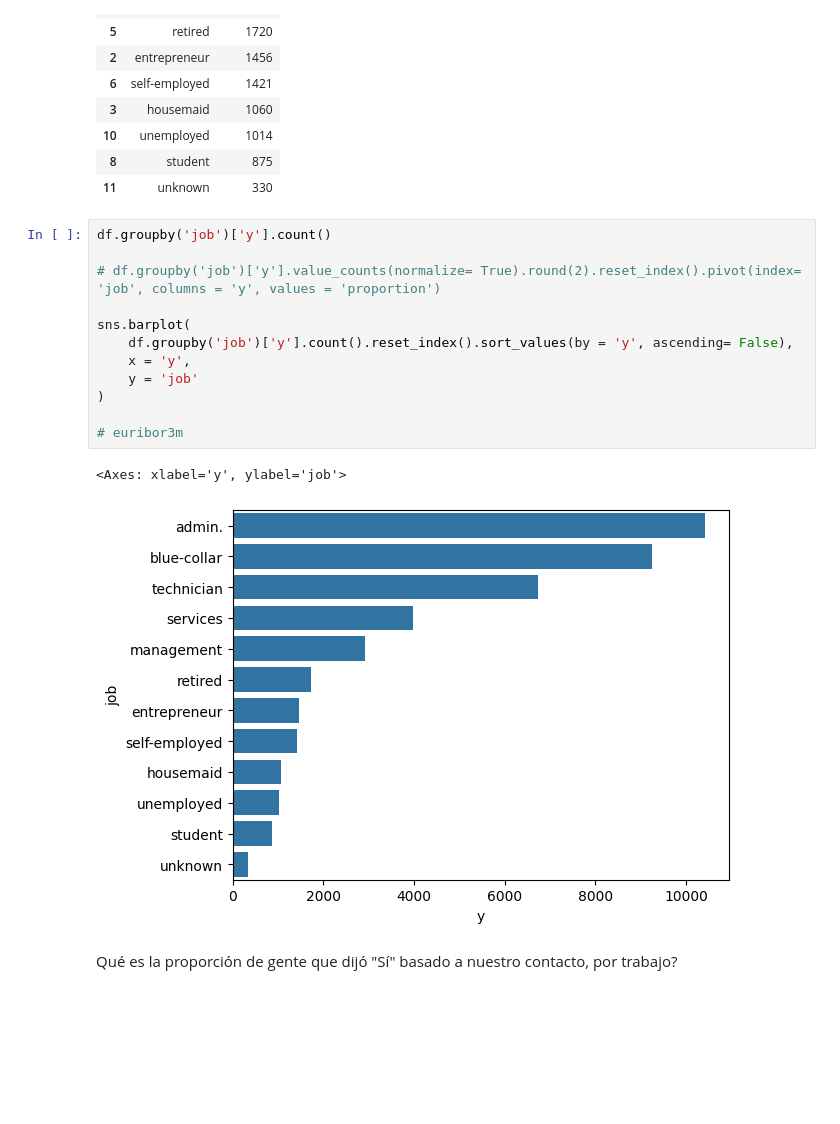
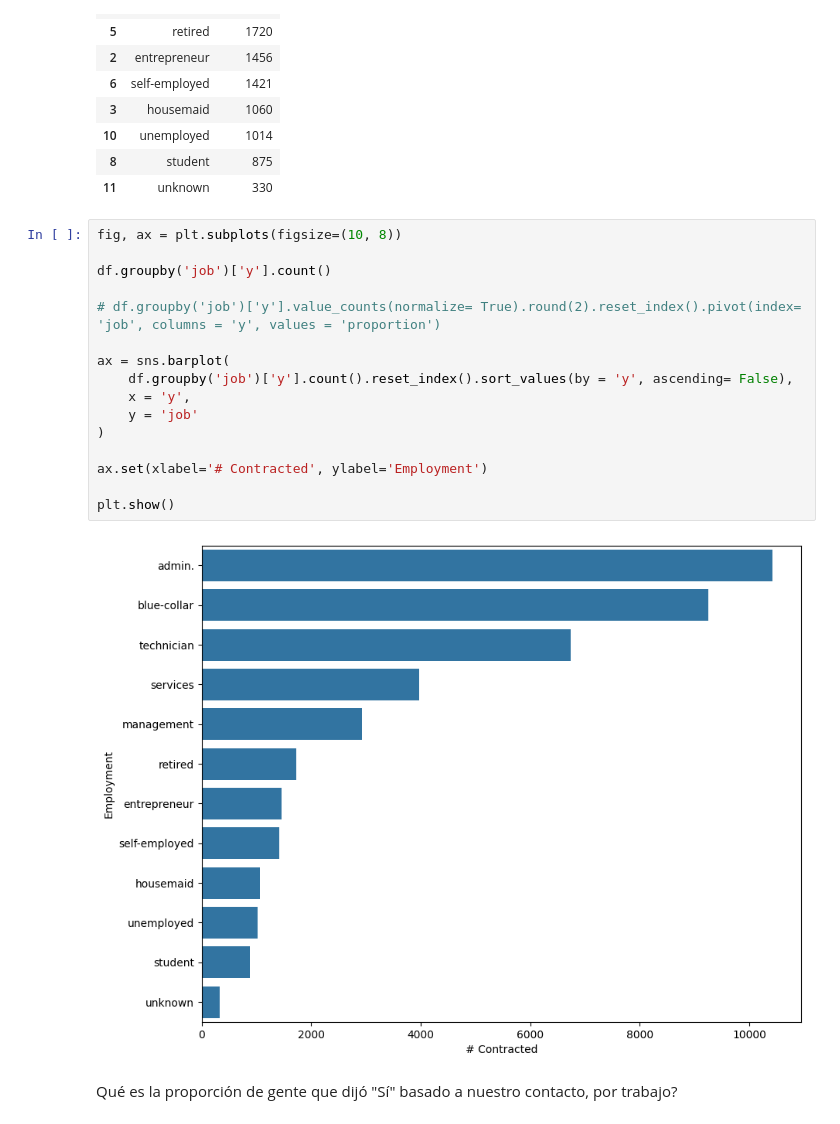
Before and after one commit to diegodelarubia/Trabajo_Final_Master-TFM-, a Jupyter notebook: TFM_Fintech/TFM_Final/main.ipynb, the cells around one changed output. Saved outputs shown, nothing was run; the diff lists cells and outputs as text; blank space fills up the shorter version.

Commit message:
Graphics for final presentation

```diff
--- a/TFM_Fintech/TFM_Final/main.ipynb
+++ b/TFM_Fintech/TFM_Final/main.ipynb
@@ -542,20 +544,23 @@ df.groupby('job')['y'].count().reset_index().rename({'y':'contacts'}, axis = 'co
 | 8 | student | 875 |
 | 11 | unknown | 330 |
 # %%
+fig, ax = plt.subplots(figsize=(10, 8))
+
 df.groupby('job')['y'].count()
 
 # df.groupby('job')['y'].value_counts(normalize= True).round(2).reset_index().pivot(index= 'job', columns = 'y', values = 'proportion')
 
-sns.barplot(
+ax = sns.barplot(
     df.groupby('job')['y'].count().reset_index().sort_values(by = 'y', ascending= False),
     x = 'y',
     y = 'job'
 )
 
-# euribor3m
+ax.set(xlabel='# Contracted', ylabel='Employment')
+
+plt.show()
 # %% [output]
-<Axes: xlabel='y', ylabel='job'>
-[figure, old version]
+[figure, new version]
 # %% [markdown]
 Qué es la proporción de gente que dijó "Sí" basado a nuestro contacto, por trabajo?
 # %%
```
Also changed, not shown: parts of 86 cells of this notebook, 4 other files.
